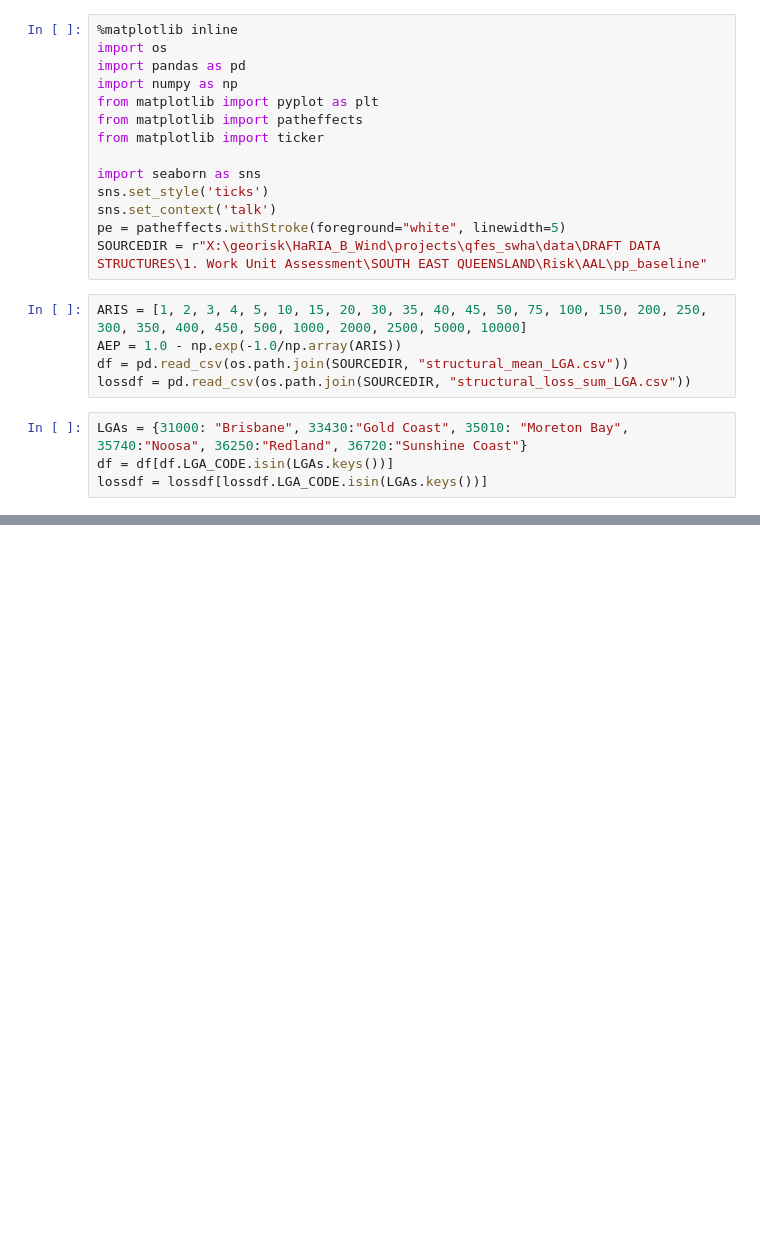
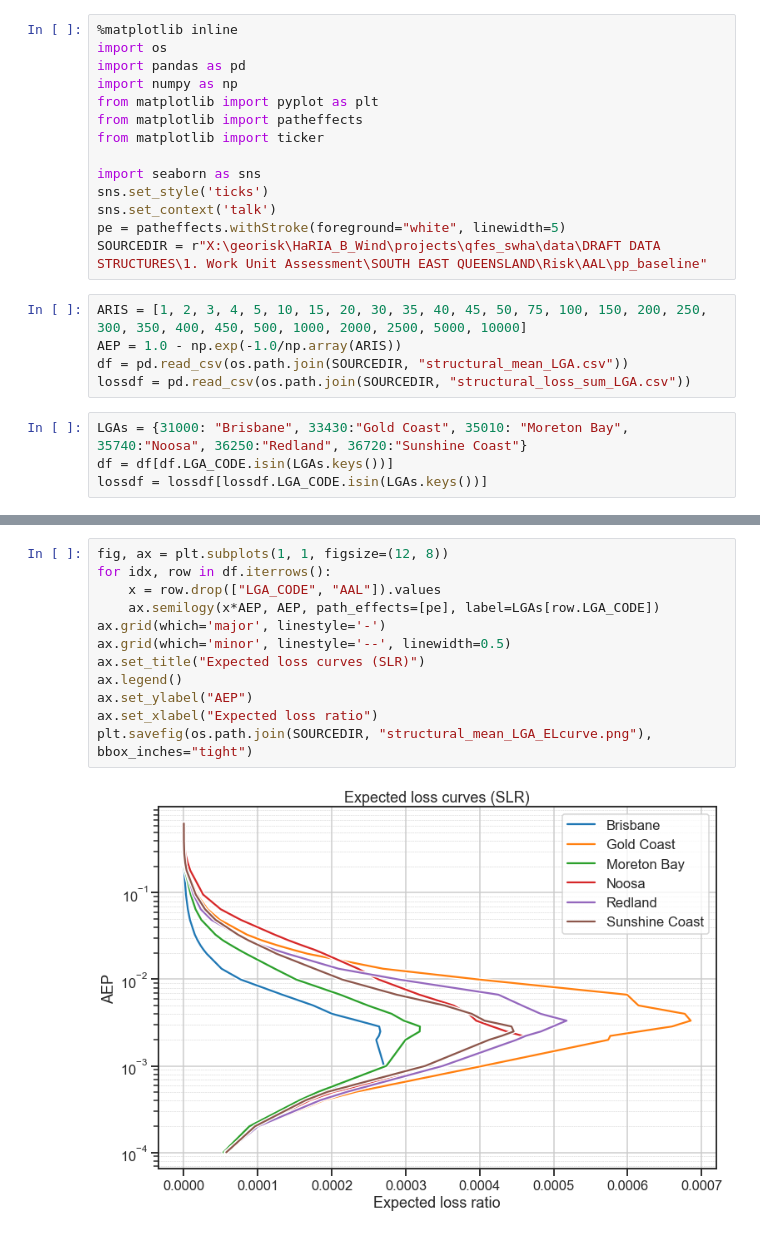
Before and after one commit to GeoscienceAustralia/SWHAQ, a Jupyter notebook: notebooks/Plot Loss EP curves.ipynb, the cells around one changed output, grey strips where cells are left out. Drawn from its saved outputs; the diff is of its cells as text; blank space fills up the shorter version.

Commit message:
Additional plots of expcted loss curves

```diff
--- a/notebooks/Plot Loss EP curves.ipynb
+++ b/notebooks/Plot Loss EP curves.ipynb
@@ -46,0 +51,14 @@ plt.savefig(os.path.join(SOURCEDIR, "structural_loss_sum_LGA_EPcurve.png"), bbox
+# %%
+fig, ax = plt.subplots(1, 1, figsize=(12, 8))
+for idx, row in df.iterrows():
+    x = row.drop(["LGA_CODE", "AAL"]).values
+    ax.semilogy(x*AEP, AEP, path_effects=[pe], label=LGAs[row.LGA_CODE])
+ax.grid(which='major', linestyle='-')
+ax.grid(which='minor', linestyle='--', linewidth=0.5)
+ax.set_title("Expected loss curves (SLR)")
+ax.legend()
+ax.set_ylabel("AEP")
+ax.set_xlabel("Expected loss ratio")
+plt.savefig(os.path.join(SOURCEDIR, "structural_mean_LGA_ELcurve.png"), bbox_inches="tight")
+# %% [output]
+[figure, added]
```
Also changed, not shown: parts of 7 cells of this notebook.
